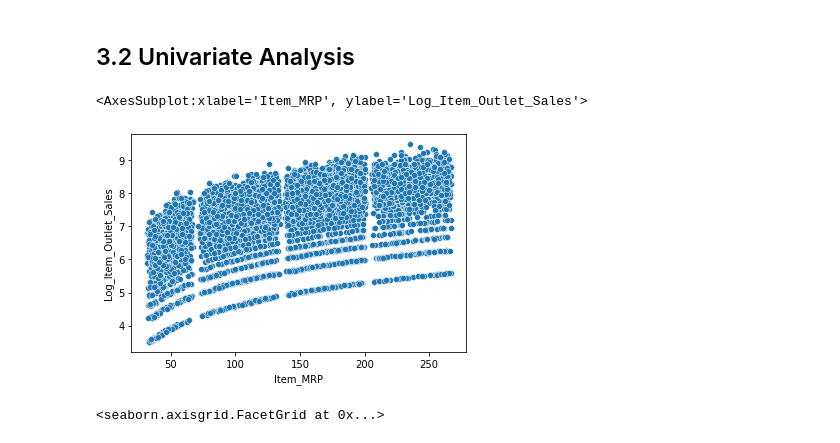
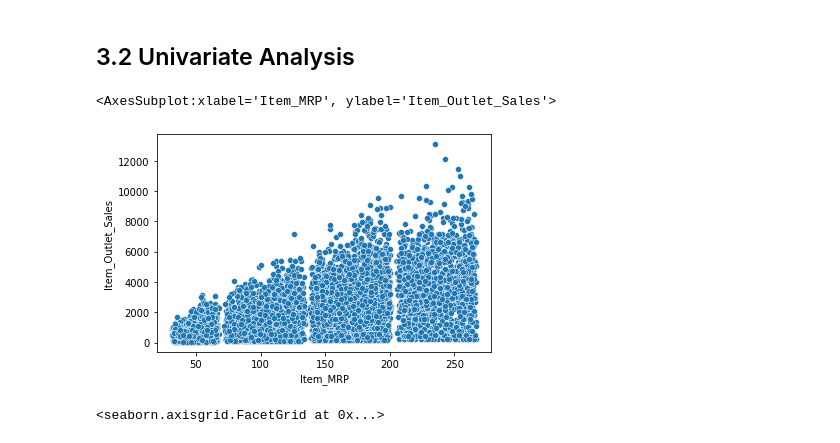
Before and after one commit to shubhamkulkarni1947/Store_Sales_Prediction, a Jupyter notebook: notebooks/store_sales_analysis.ipynb, the cells around one changed output. Cells and saved outputs as stored; diff of their text form; code cells hidden in the pictures.

```diff
--- a/notebooks/store_sales_analysis.ipynb
+++ b/notebooks/store_sales_analysis.ipynb
@@ -190,3 +231,6 @@ test_df['Outlet_Size'].fillna(test_df['Outlet_Size'].mode()[0],inplace=True)
+# %%
+# Imputing Item_Visibility missinng values with Mean
+train_df['Item_Visibility'].replace({0:train_df['Item_Visibility'].mean()},inplace=True)
 # %% [markdown]
 ## 2.2 Removing redundant and duplicate data
 
@@ -275,8 +320,8 @@ Skewness for Item_Outlet_Sales is 1.1775306028542796 and for Item_Visibility is
     3. box-cox transform
 # %%
 # Applying log transform to both skewed feature
-train_df['Log_Item_Visibility'] = np.sqrt(train_df['Item_Visibility'])
-train_df['Log_Item_Outlet_Sales'] = np.log(train_df['Item_Outlet_Sales'])
+# train_df['Log_Item_Visibility'] = np.sqrt(train_df['Item_Visibility'])
+# train_df['Log_Item_Outlet_Sales'] = np.log(train_df['Item_Outlet_Sales'])
 
 # train_df.drop(columns=['Item_Visibility','Item_Outlet_Sales'],axis=1,inplace=True)
 # %%
@@ -297,10 +336,10 @@ sns.heatmap(train_df.corr(),annot=True)
 # %% [markdown]
 ## 3.2 Univariate Analysis
 # %%
-sns.scatterplot(x=train_df['Item_MRP'],y=train_df['Log_Item_Outlet_Sales'])
+sns.scatterplot(x=train_df['Item_MRP'],y=train_df['Item_Outlet_Sales'])
 # %% [output]
-<AxesSubplot:xlabel='Item_MRP', ylabel='Log_Item_Outlet_Sales'>
+<AxesSubplot:xlabel='Item_MRP', ylabel='Item_Outlet_Sales'>
-[figure, old version]
+[figure, new version]
 # %%
 sns.catplot('Outlet_Location_Type',data=train_df,kind='count')
 # %% [output]
```
Also changed, not shown: parts of 31 cells of this notebook, 4 other files.
